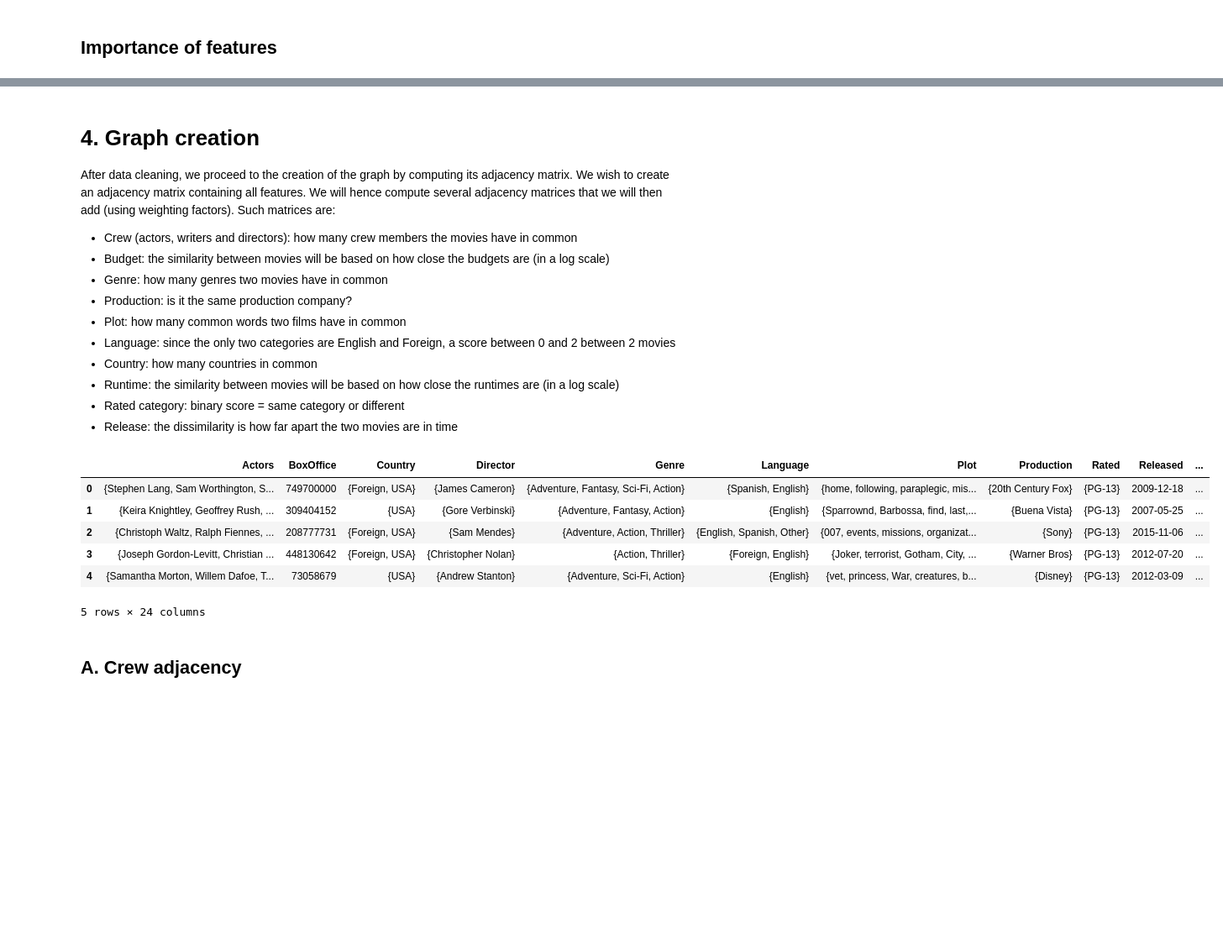
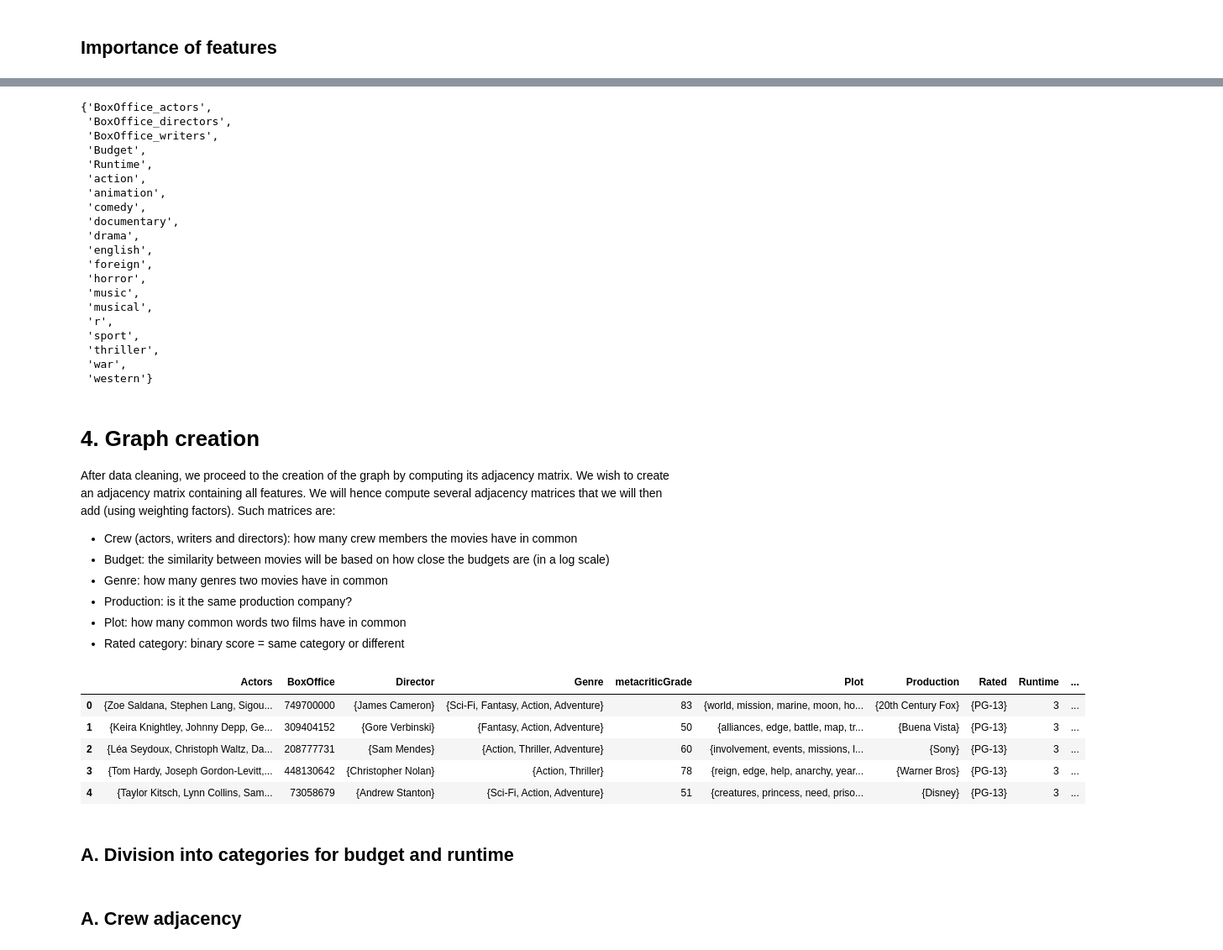
Before and after one commit to illorens/Project_NTDS, a Jupyter notebook: Analysis.ipynb, the cells around one changed output, grey strips where cells are left out. Shown at 84% size. Saved outputs shown, nothing was run; the diff lists cells and outputs as text; code cells hidden in the pictures; blank space fills up the shorter version.

Commit message:
added graph creation from Analysis_graph.ipynb and minor changes to ML

```diff
--- a/Analysis.ipynb
+++ b/Analysis.ipynb
@@ -1265,3 +1245,26 @@ Index(['BoxOffice_actors', 'BoxOffice_directors', 'Budget', 'Runtime',
+# %%
+set(['BoxOffice_actors', 'BoxOffice_directors', 'BoxOffice_writers', 'Budget', 'Runtime', 'action', 'animation', 'comedy', 'documentary', 'drama', 'english', 'foreign', 'horror', 'music','musical', 'r','sport','thriller','war','western'])
+# %% [output]
+{'BoxOffice_actors',
+ 'BoxOffice_directors',
+ 'BoxOffice_writers',
+ 'Budget',
+ 'Runtime',
+ 'action',
+ 'animation',
+ 'comedy',
+ 'documentary',
+ 'drama',
+ 'english',
+ 'foreign',
+ 'horror',
+ 'music',
+ 'musical',
+ 'r',
+ 'sport',
+ 'thriller',
+ 'war',
+ 'western'}
 # %% [markdown]
 # 4. Graph creation
 
@@ -1272,19 +1275,16 @@ After data cleaning, we proceed to the creation of the graph by computing its ad
 - Genre: how many genres two movies have in common
 - Production: is it the same production company?
 - Plot: how many common words two films have in common
-- Language: since the only two categories are English and Foreign, a score between 0 and 2 between 2 movies
-- Country: how many countries in common
-- Runtime: the similarity between movies will be based on how close the runtimes are (in a log scale)
 - Rated category: binary score = same category or different
-- Release: the dissimilarity is how far apart the two movies are in time
 # %%
-final_df = pd.read_pickle("final_df.pkl")
+final_df = pd.read_pickle("final_df_graph.pkl")
 final_df.head()
 # %% [output]
-|  | Actors | BoxOffice | Country | Director | Genre | Language | Plot | Production | Rated | Released | ... |
-| 0 | {Stephen Lang, Sam Worthington, S... | 749700000 | {Foreign, USA} | {James Cameron} | {Adventure, Fantasy, Sci-Fi, Action} | {Spanish, English} | {home, following, paraplegic, mis... | {20th Century Fox} | {PG-13} | 2009-12-18 | ... |
-| 1 | {Keira Knightley, Geoffrey Rush, ... | 309404152 | {USA} | {Gore Verbinski} | {Adventure, Fantasy, Action} | {English} | {Sparrownd, Barbossa, find, last,... | {Buena Vista} | {PG-13} | 2007-05-25 | ... |
-| 2 | {Christoph Waltz, Ralph Fiennes, ... | 208777731 | {Foreign, USA} | {Sam Mendes} | {Adventure, Action, Thriller} | {English, Spanish, Other} | {007, events, missions, organizat... | {Sony} | {PG-13} | 2015-11-06 | ... |
-| 3 | {Joseph Gordon-Levitt, Christian ... | 448130642 | {Foreign, USA} | {Christopher Nolan} | {Action, Thriller} | {Foreign, English} | {Joker, terrorist, Gotham, City, ... | {Warner Bros} | {PG-13} | 2012-07-20 | ... |
-| 4 | {Samantha Morton, Willem Dafoe, T... | 73058679 | {USA} | {Andrew Stanton} | {Adventure, Sci-Fi, Action} | {English} | {vet, princess, War, creatures, b... | {Disney} | {PG-13} | 2012-03-09 | ... |
+|  | Actors | BoxOffice | Director | Genre | metacriticGrade | Plot | Production | Rated | Runtime | ... |
+| 0 | {Zoe Saldana, Stephen Lang, Sigou... | 749700000 | {James Cameron} | {Sci-Fi, Fantasy, Action, Adventure} | 83 | {world, mission, marine, moon, ho... | {20th Century Fox} | {PG-13} | 3 | ... |
+| 1 | {Keira Knightley, Johnny Depp, Ge... | 309404152 | {Gore Verbinski} | {Fantasy, Action, Adventure} | 50 | {alliances, edge, battle, map, tr... | {Buena Vista} | {PG-13} | 3 | ... |
+| 2 | {Léa Seydoux, Christoph Waltz, Da... | 208777731 | {Sam Mendes} | {Action, Thriller, Adventure} | 60 | {involvement, events, missions, l... | {Sony} | {PG-13} | 3 | ... |
+| 3 | {Tom Hardy, Joseph Gordon-Levitt,... | 448130642 | {Christopher Nolan} | {Action, Thriller} | 78 | {reign, edge, help, anarchy, year... | {Warner Bros} | {PG-13} | 3 | ... |
+| 4 | {Taylor Kitsch, Lynn Collins, Sam... | 73058679 | {Andrew Stanton} | {Sci-Fi, Action, Adventure} | 51 | {creatures, princess, need, priso... | {Disney} | {PG-13} | 3 | ... |
-5 rows × 24 columns
+# %% [markdown]
+## A. Division into categories for budget and runtime
```
Also changed, not shown: parts of 100 cells of this notebook.
